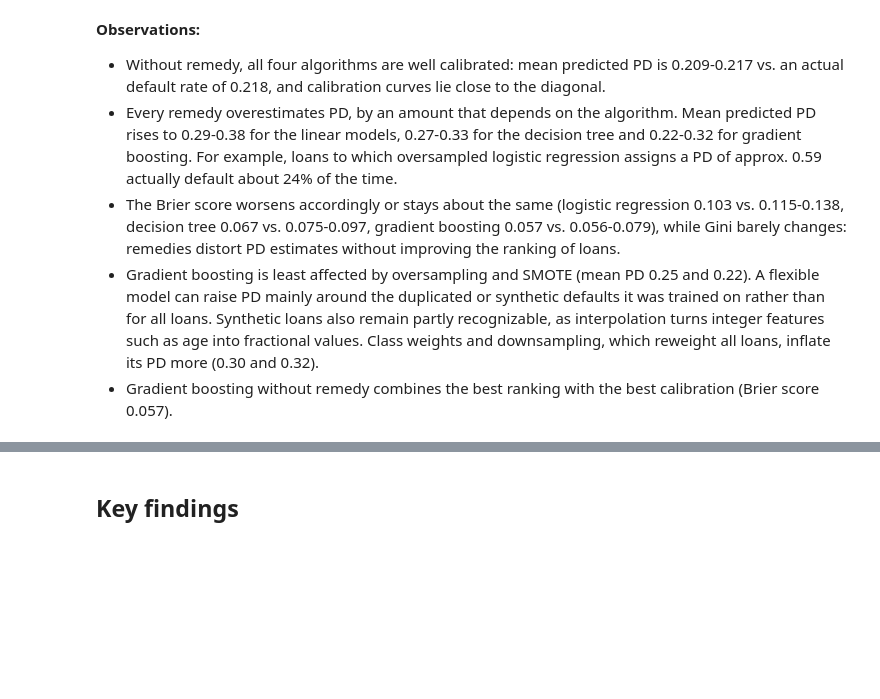
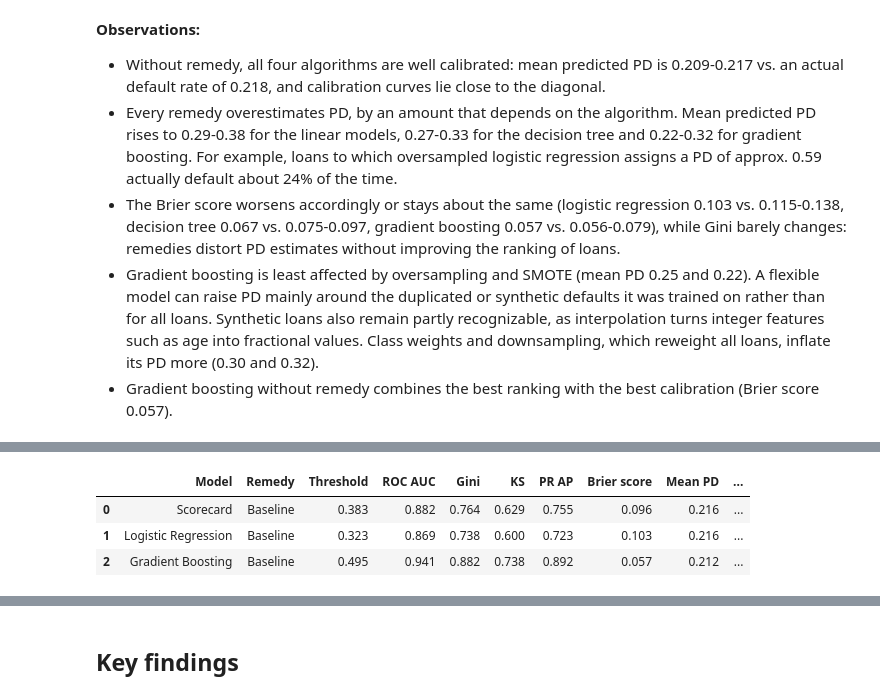
Before and after one commit to DamienMuller/Credit-default-prediction, a Jupyter notebook: Loan_prediction.ipynb, the cells around one changed output, grey strips where cells are left out. Cells and saved outputs as stored; diff of their text form; code cells hidden in the pictures; blank space fills up the shorter version.

```diff
--- a/Loan_prediction.ipynb
+++ b/Loan_prediction.ipynb
@@ -738,0 +854,10 @@ plt.show()
+# %%
+# Test set performance compared with logistic regression and gradient boosting (without remedy)
+scorecard_results = pd.DataFrame([{'Model': 'Scorecard', 'Remedy': 'Baseline', **test_metrics(scorecard_tuned, x_test, y_test)}])
+baseline_results = test_results[(test_results['Remedy'] == 'Baseline') & test_results['Model'].isin(['Logistic Regression', 'Gradient Boosting'])]
+pd.concat([scorecard_results, baseline_results], ignore_index=True)
+# %% [output]
+|  | Model | Remedy | Threshold | ROC AUC | Gini | KS | PR AP | Brier score | Mean PD | ... |
+| 0 | Scorecard | Baseline | 0.383 | 0.882 | 0.764 | 0.629 | 0.755 | 0.096 | 0.216 | ... |
+| 1 | Logistic Regression | Baseline | 0.323 | 0.869 | 0.738 | 0.600 | 0.723 | 0.103 | 0.216 | ... |
+| 2 | Gradient Boosting | Baseline | 0.495 | 0.941 | 0.882 | 0.738 | 0.892 | 0.057 | 0.212 | ... |
```
Also changed, not shown: parts of 11 cells of this notebook, 15 other files.
